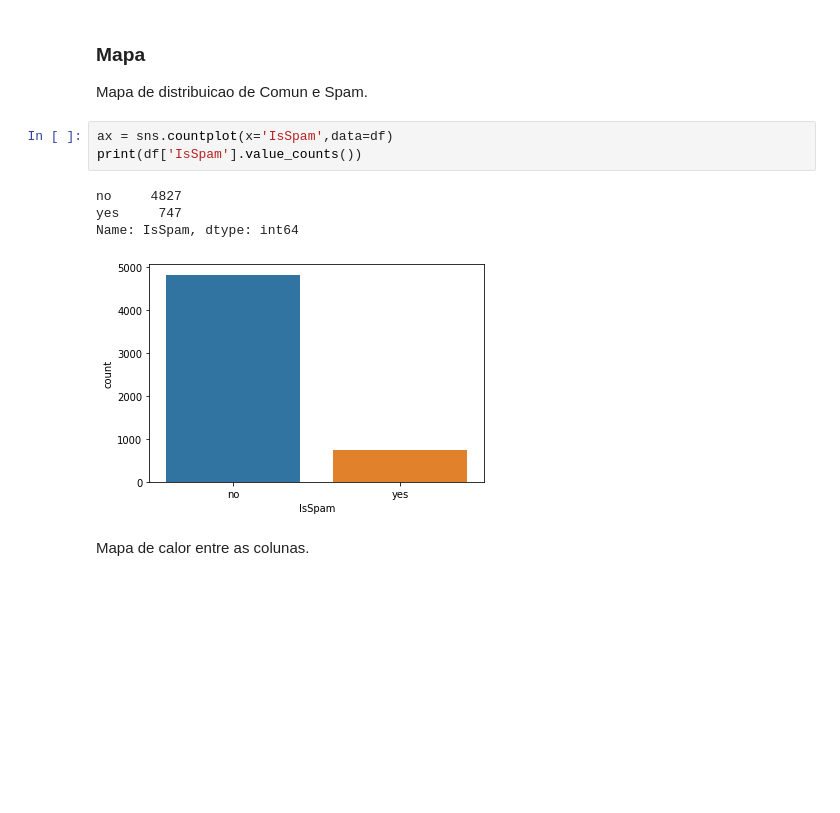
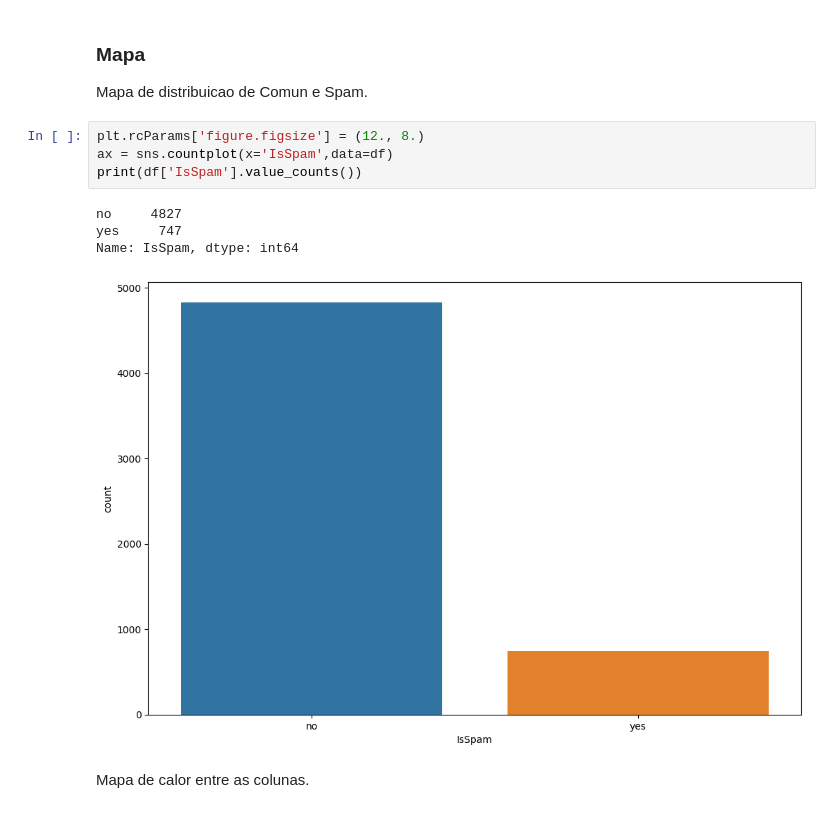
Before and after one commit to Gehlen05/sms-classifier-senior-sistemas, a Jupyter notebook: sms_classifier_rede_neural_token_senior_sistemas.ipynb, the cells around one changed output. Saved outputs shown, nothing was run; the diff lists cells and outputs as text; blank space fills up the shorter version.

```diff
--- a/sms_classifier_rede_neural_token_senior_sistemas.ipynb
+++ b/sms_classifier_rede_neural_token_senior_sistemas.ipynb
@@ -42,13 +42,14 @@ Mounted at /content/drive
 ### Mapa
 Mapa de distribuicao de Comun e Spam.
 # %%
+plt.rcParams['figure.figsize'] = (12., 8.)
 ax = sns.countplot(x='IsSpam',data=df)
 print(df['IsSpam'].value_counts())
 # %% [output]
 no     4827
 yes     747
 Name: IsSpam, dtype: int64
-[figure, old version]
+[figure, new version]
 # %% [markdown]
 Mapa de calor entre as colunas.
 # %%
```
Also changed, not shown: parts of 18 cells of this notebook.
